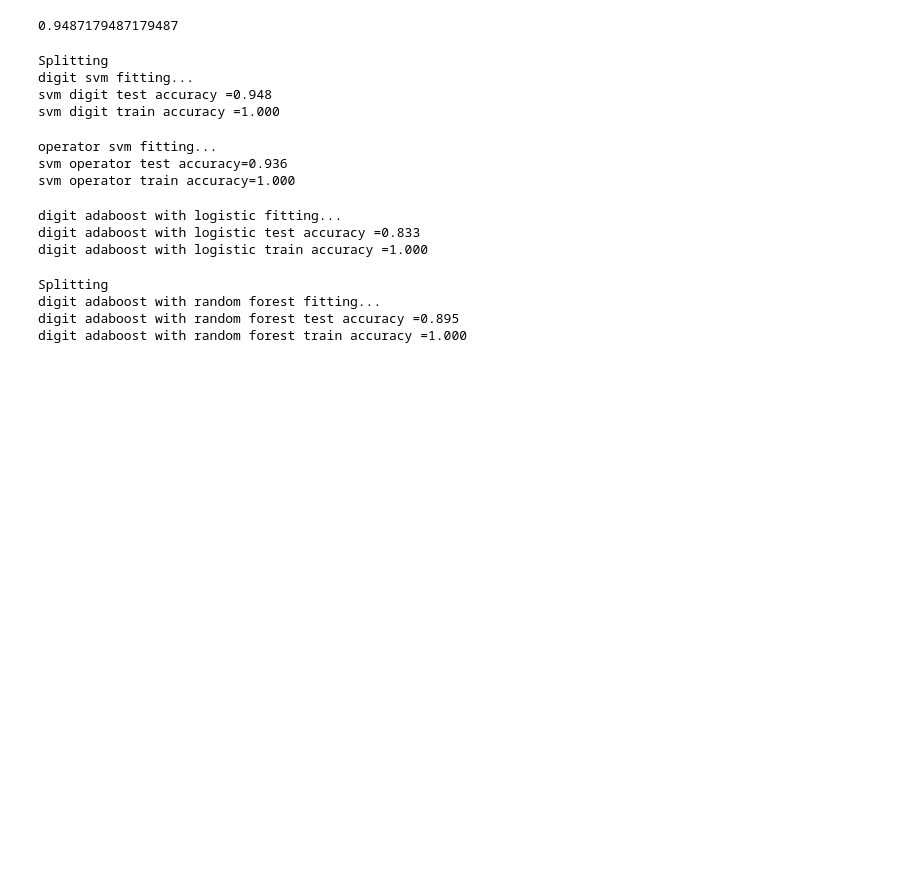
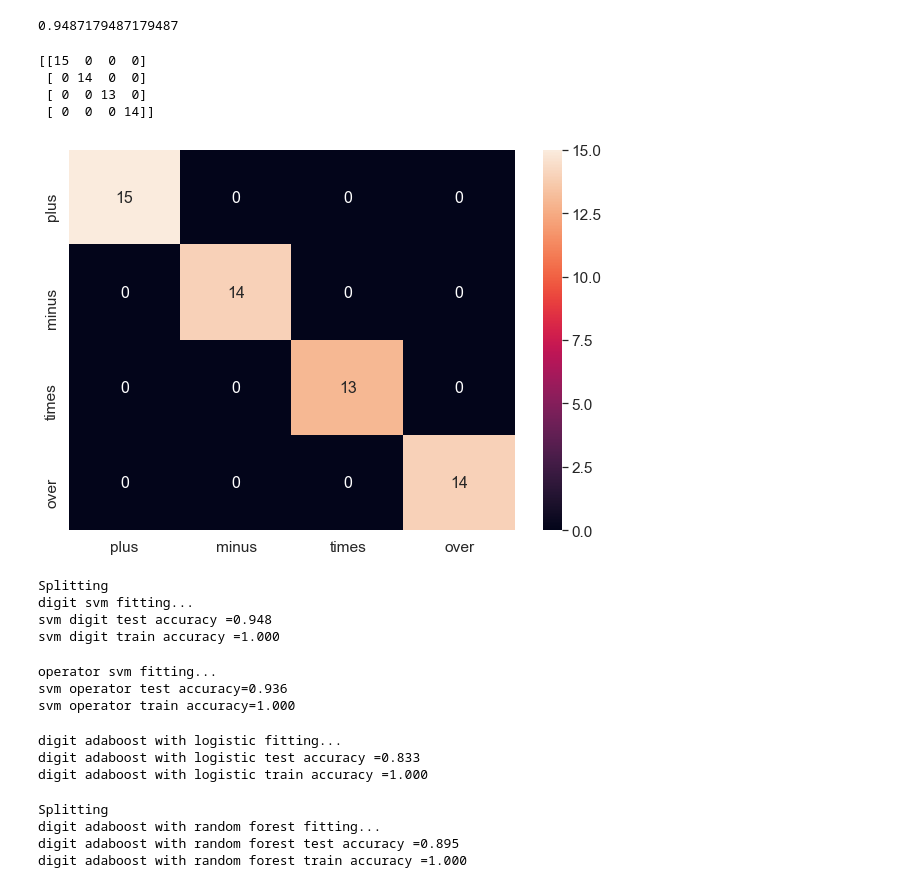
Before and after one commit to ScorpionXiezi/Audio-Calculator, a Jupyter notebook: Audio Calculator.ipynb, the cells around one changed output. Cells and saved outputs as stored; diff of their text form; code cells hidden in the pictures; blank space fills up the shorter version.

```diff
--- a/Audio Calculator.ipynb
+++ b/Audio Calculator.ipynb
@@ -305,12 +346,29 @@ print(digit_rfc.score(X_val, y_val))
 # %%
 op_rfc = RandomForestClassifier(n_estimators = 150)
-X_train, X_val, y_train, y_val = train_test_split(op_features, op_labels, test_size=0.2, random_state=10, shuffle = True, stratify=op_labels)
-op_rfc.fit(X_train, y_train)
+op_X_train, op_X_val, op_y_train, op_y_val = train_test_split(op_features, op_labels, test_size=0.2, random_state=10, shuffle = True, stratify=op_labels)
+op_rfc.fit(op_X_train, op_y_train)
 
 #checking the accuracy of the model
-print(op_rfc.score(X_val, y_val))
+print(op_rfc.score(op_X_val, op_y_val))
 # %% [output]
 0.9487179487179487
+# %%
+pred = op_rfc.predict(op_set)
+cm = confusion_matrix(op_test_label, pred)
+print(cm)
+df_cm = pd.DataFrame(cm, index = [i for i in op_feature_types],
+                  columns = [i for i in op_feature_types])
+plt.figure(figsize = (10,7))
+
+sn.set(font_scale=1.4)#for label size
+sn.heatmap(df_cm, annot=True,annot_kws={"size": 16})# font size
+plt.show()
+# %% [output]
+[[15  0  0  0]
+ [ 0 14  0  0]
+ [ 0  0 13  0]
+ [ 0  0  0 14]]
+[figure, added]
 # %%
 print("Splitting")
 X_train, X_val, y_train, y_val = train_test_split(digit_features, digit_labels, test_size=0.2, random_state=10, shuffle = True, stratify=digit_labels)
```
Also changed, not shown: parts of 7 cells of this notebook.
